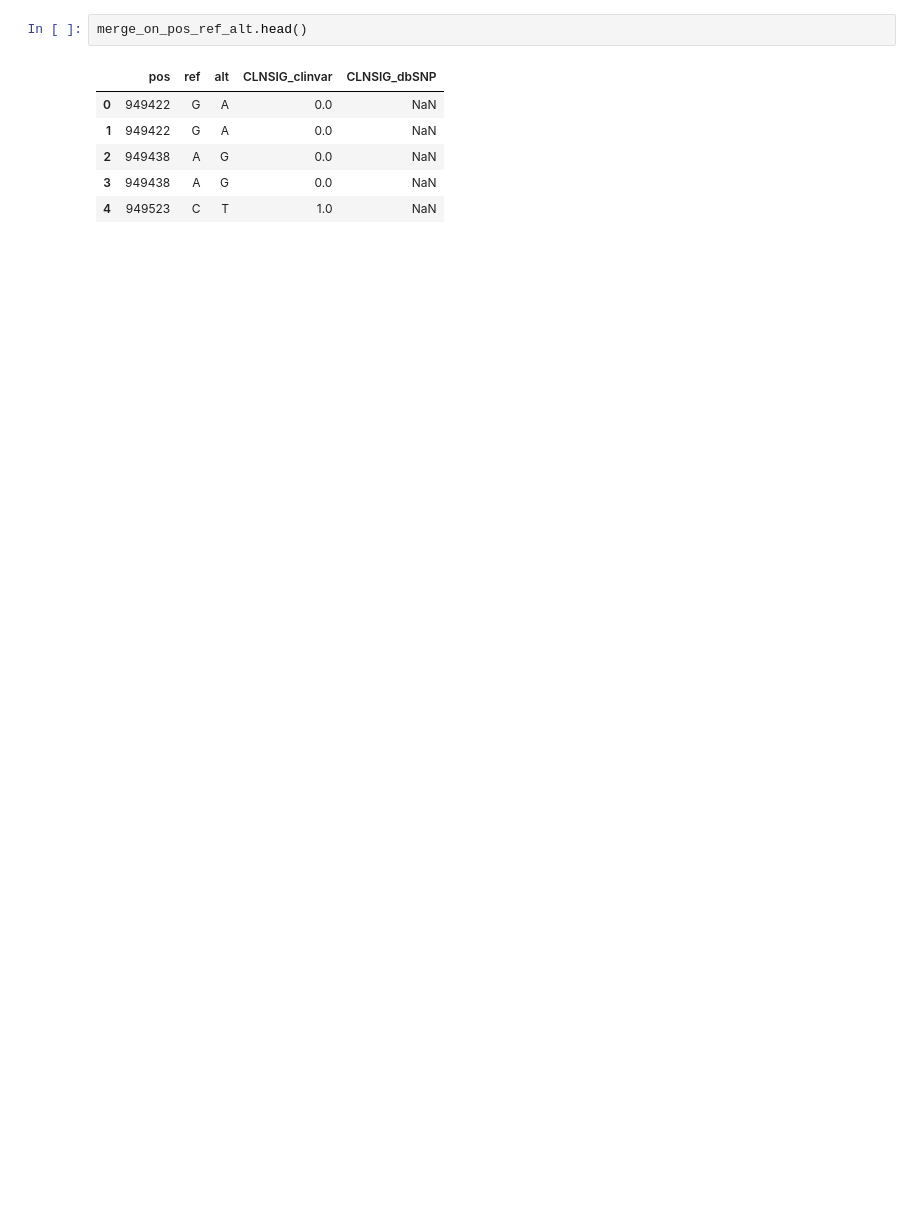
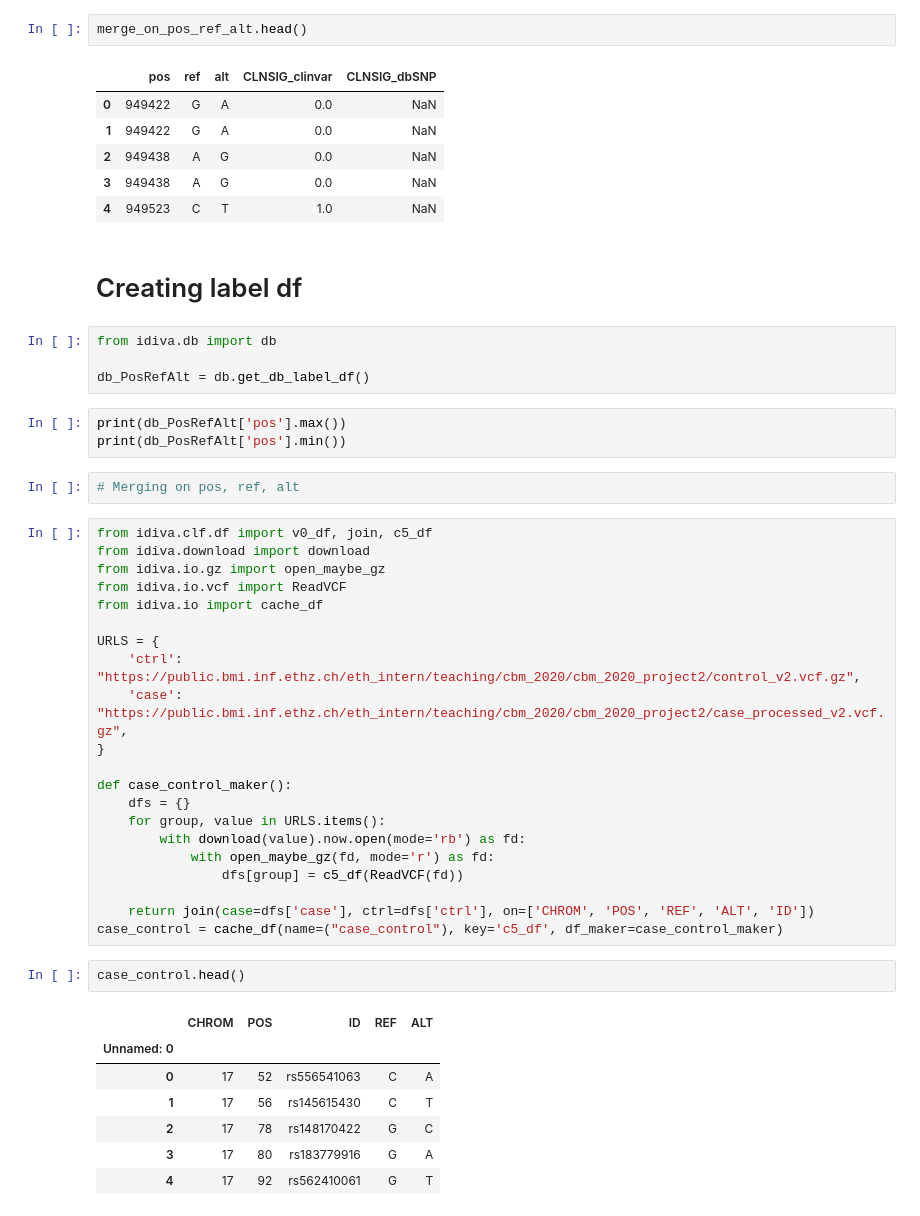
Before and after one commit to numpde/Team03, a Jupyter notebook: project2/solution/idiva/db/dbSNP_exploration.ipynb, the cells around one changed output. Drawn from its saved outputs; the diff is of its cells as text; blank space fills up the shorter version.

```diff
--- a/project2/solution/idiva/db/dbSNP_exploration.ipynb
+++ b/project2/solution/idiva/db/dbSNP_exploration.ipynb
@@ -111,3 +112,45 @@ merge_on_pos_ref_alt.head()
 | 2 | 949438 | A | G | 0.0 | NaN |
 | 3 | 949438 | A | G | 0.0 | NaN |
 | 4 | 949523 | C | T | 1.0 | NaN |
+# %% [markdown]
+# Creating label df
+# %%
+from idiva.db import db
+
+db_PosRefAlt = db.get_db_label_df()
+# %%
+print(db_PosRefAlt['pos'].max())
+print(db_PosRefAlt['pos'].min())
+# %%
+# Merging on pos, ref, alt
+# %%
+from idiva.clf.df import v0_df, join, c5_df
+from idiva.download import download
+from idiva.io.gz import open_maybe_gz
+from idiva.io.vcf import ReadVCF
+from idiva.io import cache_df
+
+URLS = {
+    'ctrl': "https://public.bmi.inf.ethz.ch/eth_intern/teaching/cbm_2020/cbm_2020_project2/control_v2.vcf.gz",
+    'case': "https://public.bmi.inf.ethz.ch/eth_intern/teaching/cbm_2020/cbm_2020_project2/case_processed_v2.vcf.gz",
+}
+
+def case_control_maker():
+    dfs = {}
+    for group, value in URLS.items():
+        with download(value).now.open(mode='rb') as fd:
+            with open_maybe_gz(fd, mode='r') as fd:
+                dfs[group] = c5_df(ReadVCF(fd))
+
+    return join(case=dfs['case'], ctrl=dfs['ctrl'], on=['CHROM', 'POS', 'REF', 'ALT', 'ID'])
+case_control = cache_df(name=("case_control"), key='c5_df', df_maker=case_control_maker)
+# %%
+case_control.head()
+# %% [output]
+|  | CHROM | POS | ID | REF | ALT |
+| Unnamed: 0 |  |  |  |  |  |
+| 0 | 17 | 52 | rs556541063 | C | A |
+| 1 | 17 | 56 | rs145615430 | C | T |
+| 2 | 17 | 78 | rs148170422 | G | C |
+| 3 | 17 | 80 | rs183779916 | G | A |
+| 4 | 17 | 92 | rs562410061 | G | T |
```
Also changed, not shown: parts of 11 cells of this notebook.
